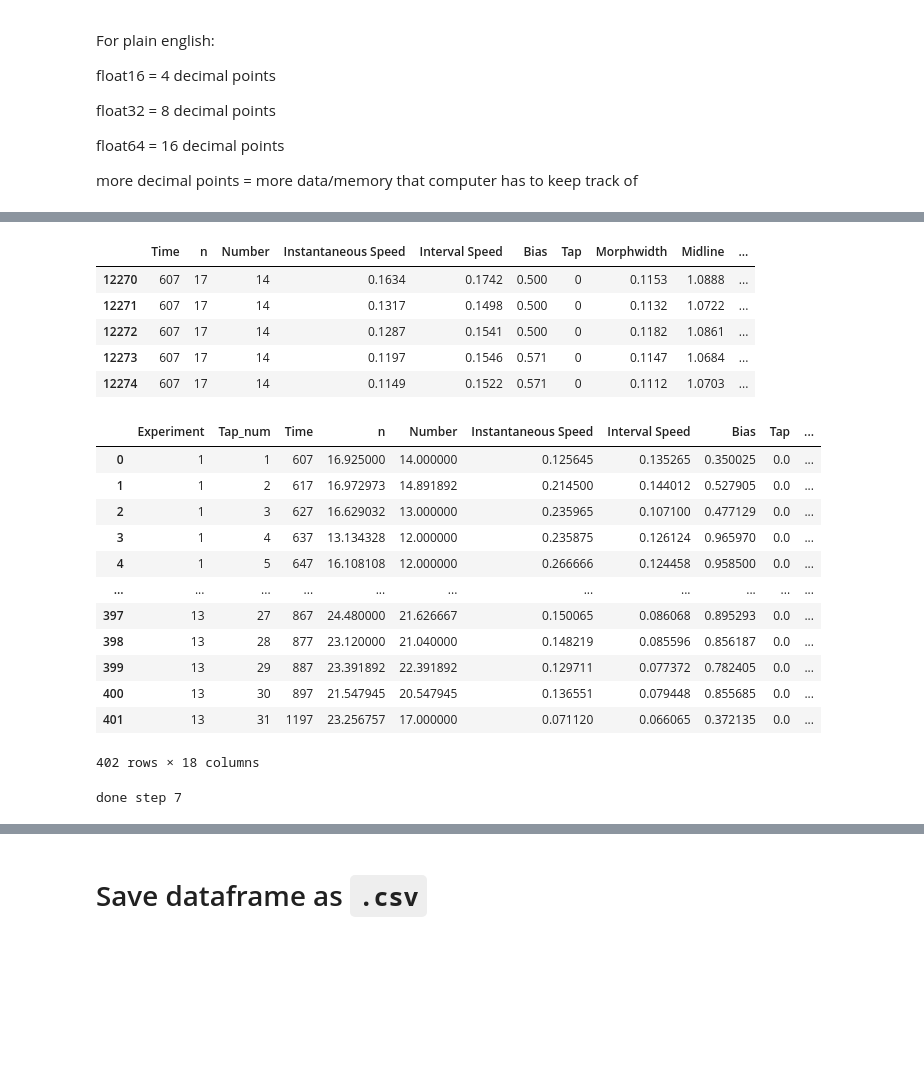
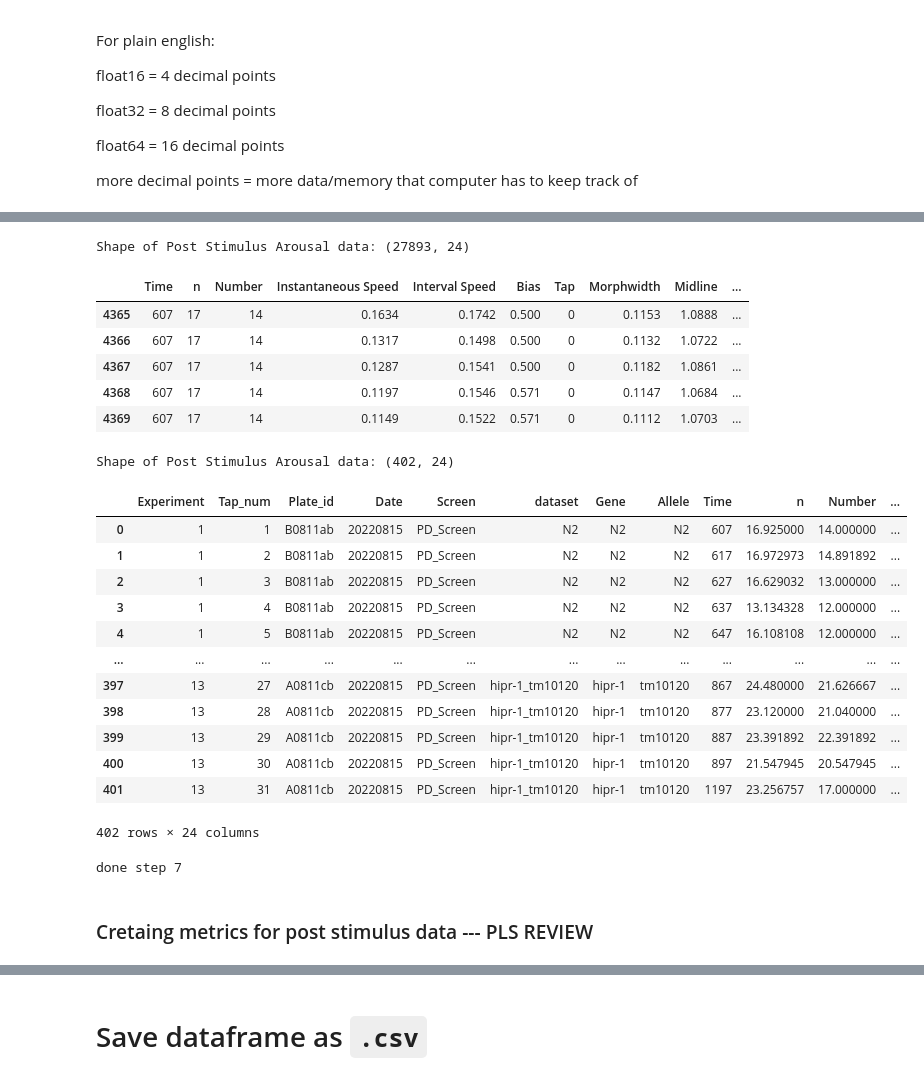
Before and after one commit to JosephLiangUBC/MWT_Dashboard, a Jupyter notebook: Step3_Tap_Baseline_Data_Analyses.ipynb, the cells around one changed output, grey strips where cells are left out. Cells and saved outputs as stored; diff of their text form; code cells hidden in the pictures; blank space fills up the shorter version.

```diff
--- a/Step3_Tap_Baseline_Data_Analyses.ipynb
+++ b/Step3_Tap_Baseline_Data_Analyses.ipynb
@@ -55,7 +55,7 @@ Run the following cell and click the button 'Select Folder' to pick a filepath.
 
 **An easy fix is to just rename your folder to something else (make your strains lower-case, or just have the date)**
 # %%
-starting_directory = '/Users'
+starting_directory = '/Users/'
 chooser = FileChooser(starting_directory)
 display(chooser)
 # %% [output]
@@ -305,14 +323,10 @@ The final processed data `Baseline_data` is ready for analysis.
 # %%
-Baseline_data=pd.concat(df.assign(dataset=StrainNames.get(i+1)) for i, df in enumerate(DataLists[1:]))
+Base = pd.concat(df.assign(dataset=StrainNames.get(i+1)) for i, df in enumerate(DataLists[1:]))
 
-Baseline_data[['Gene', 'Allele']] = Baseline_data['dataset'].str.split('_', n=1, expand=True)
+Base = Base[((Base.Time>400))]
 
-Baseline_data['Allele'] = Baseline_data['Allele'].fillna('N2')
+Base[['Gene', 'Allele']] = Base['dataset'].str.split('_', n=1, expand=True)
 
-Baseline_data = Baseline_data.drop(columns=["plate", "Tap", "Puff", "x","y", "Experiment"]).dropna().reset_index(drop=True)
+Base['Allele'] = Base['Allele'].fillna('N2')
 
-Baseline_data['Screen']=Screen
-
-Baseline_data = Baseline_data[((Baseline_data.Time<=590)&(Baseline_data.Time >=490))]
-
-Baseline_data.head()
+Base['Screen']=Screen
@@ -332,15 +353,5 @@ Baseline_data.shape
 # %%
-# similar filters as baseline data
-
-Post_stimulus_data_pre=pd.concat(df.assign(dataset=StrainNames.get(i+1)) for i,df in enumerate(DataLists[1:]))
-
-Post_stimulus_data_pre[['Gene', 'Allele']] = Post_stimulus_data_pre['dataset'].str.split('_', n=1, expand=True)
-
-Post_stimulus_data_pre['Allele'] = Post_stimulus_data_pre['Allele'].fillna('N2')
-
-Post_stimulus_data_pre = Post_stimulus_data_pre.drop(columns=["plate", "Puff", "x","y"]).dropna().reset_index(drop=True)
-
-Post_stimulus_data_pre['Screen']=Screen
+Post_stimulus_data_pre = Base.drop(columns=["plate", "Puff", "x","y"]).dropna().reset_index(drop=True)
 
 Post_stimulus_data_pre = Post_stimulus_data_pre[((Post_stimulus_data_pre.Time>599))]
 
@@ -377,52 +388,59 @@ Post_stimulus_data = pd.concat(Post_stimulus_data)
 
 Post_stimulus_data.head()
 # %% [output]
+Shape of Post Stimulus Arousal data: (27893, 24)
 |  | Time | n | Number | Instantaneous Speed | Interval Speed | Bias | Tap | Morphwidth | Midline | ... |
-| 12270 | 607 | 17 | 14 | 0.1634 | 0.1742 | 0.500 | 0 | 0.1153 | 1.0888 | ... |
-| 12271 | 607 | 17 | 14 | 0.1317 | 0.1498 | 0.500 | 0 | 0.1132 | 1.0722 | ... |
-| 12272 | 607 | 17 | 14 | 0.1287 | 0.1541 | 0.500 | 0 | 0.1182 | 1.0861 | ... |
-| 12273 | 607 | 17 | 14 | 0.1197 | 0.1546 | 0.571 | 0 | 0.1147 | 1.0684 | ... |
-| 12274 | 607 | 17 | 14 | 0.1149 | 0.1522 | 0.571 | 0 | 0.1112 | 1.0703 | ... |
+| 4365 | 607 | 17 | 14 | 0.1634 | 0.1742 | 0.500 | 0 | 0.1153 | 1.0888 | ... |
+| 4366 | 607 | 17 | 14 | 0.1317 | 0.1498 | 0.500 | 0 | 0.1132 | 1.0722 | ... |
+| 4367 | 607 | 17 | 14 | 0.1287 | 0.1541 | 0.500 | 0 | 0.1182 | 1.0861 | ... |
+| 4368 | 607 | 17 | 14 | 0.1197 | 0.1546 | 0.571 | 0 | 0.1147 | 1.0684 | ... |
+| 4369 | 607 | 17 | 14 | 0.1149 | 0.1522 | 0.571 | 0 | 0.1112 | 1.0703 | ... |
 # %%
 # Aggregate columns by "Experiment" + "Tap_num" by taking their means
 
-Post_stimulus_data = Post_stimulus_data.groupby(['Experiment', 'Tap_num']).agg({
+Post_stimulus_data = Post_stimulus_data.groupby(['Experiment', 'Tap_num', 'Plate_id', 'Date',
+                                                 'Screen', 'dataset', 'Gene', 'Allele']).agg({
     'Time': 'min', # take minimum valu of time instead of mean
     'n': 'mean',
     'Number': 'mean',
     'Instantaneous Speed': 'mean',
     'Interval Speed' : 'mean',
     'Bias': 'mean',
     'Tap': 'mean',
     'Morphwidth': 'mean',
     'Midline': 'mean',
     'Area': 'mean',
     'Angular Speed': 'mean',
     'Aspect Ratio': 'mean',
     'Kink': 'mean',
     'Curve': 'mean',
     'Crab': 'mean',
     'Pathlength': 'mean'
 })
 
 Post_stimulus_data = Post_stimulus_data.reset_index()
 
+print(f"Shape of Post Stimulus Arousal data: {Post_stimulus_data.shape}")
+
 Post_stimulus_data
 # %% [output]
+Shape of Post Stimulus Arousal data: (402, 24)
-|  | Experiment | Tap_num | Time | n | Number | Instantaneous Speed | Interval Speed | Bias | Tap | ... |
-| 0 | 1 | 1 | 607 | 16.925000 | 14.000000 | 0.125645 | 0.135265 | 0.350025 | 0.0 | ... |
-| 1 | 1 | 2 | 617 | 16.972973 | 14.891892 | 0.214500 | 0.144012 | 0.527905 | 0.0 | ... |
-| 2 | 1 | 3 | 627 | 16.629032 | 13.000000 | 0.235965 | 0.107100 | 0.477129 | 0.0 | ... |
-| 3 | 1 | 4 | 637 | 13.134328 | 12.000000 | 0.235875 | 0.126124 | 0.965970 | 0.0 | ... |
-| 4 | 1 | 5 | 647 | 16.108108 | 12.000000 | 0.266666 | 0.124458 | 0.958500 | 0.0 | ... |
-| ... | ... | ... | ... | ... | ... | ... | ... | ... | ... | ... |
-| 397 | 13 | 27 | 867 | 24.480000 | 21.626667 | 0.150065 | 0.086068 | 0.895293 | 0.0 | ... |
-| 398 | 13 | 28 | 877 | 23.120000 | 21.040000 | 0.148219 | 0.085596 | 0.856187 | 0.0 | ... |
-| 399 | 13 | 29 | 887 | 23.391892 | 22.391892 | 0.129711 | 0.077372 | 0.782405 | 0.0 | ... |
-| 400 | 13 | 30 | 897 | 21.547945 | 20.547945 | 0.136551 | 0.079448 | 0.855685 | 0.0 | ... |
-| 401 | 13 | 31 | 1197 | 23.256757 | 17.000000 | 0.071120 | 0.066065 | 0.372135 | 0.0 | ... |
+|  | Experiment | Tap_num | Plate_id | Date | Screen | dataset | Gene | Allele | Time | n | Number | ... |
+| 0 | 1 | 1 | B0811ab | 20220815 | PD_Screen | N2 | N2 | N2 | 607 | 16.925000 | 14.000000 | ... |
+| 1 | 1 | 2 | B0811ab | 20220815 | PD_Screen | N2 | N2 | N2 | 617 | 16.972973 | 14.891892 | ... |
+| 2 | 1 | 3 | B0811ab | 20220815 | PD_Screen | N2 | N2 | N2 | 627 | 16.629032 | 13.000000 | ... |
+| 3 | 1 | 4 | B0811ab | 20220815 | PD_Screen | N2 | N2 | N2 | 637 | 13.134328 | 12.000000 | ... |
+| 4 | 1 | 5 | B0811ab | 20220815 | PD_Screen | N2 | N2 | N2 | 647 | 16.108108 | 12.000000 | ... |
+| ... | ... | ... | ... | ... | ... | ... | ... | ... | ... | ... | ... | ... |
+| 397 | 13 | 27 | A0811cb | 20220815 | PD_Screen | hipr-1_tm10120 | hipr-1 | tm10120 | 867 | 24.480000 | 21.626667 | ... |
+| 398 | 13 | 28 | A0811cb | 20220815 | PD_Screen | hipr-1_tm10120 | hipr-1 | tm10120 | 877 | 23.120000 | 21.040000 | ... |
+| 399 | 13 | 29 | A0811cb | 20220815 | PD_Screen | hipr-1_tm10120 | hipr-1 | tm10120 | 887 | 23.391892 | 22.391892 | ... |
+| 400 | 13 | 30 | A0811cb | 20220815 | PD_Screen | hipr-1_tm10120 | hipr-1 | tm10120 | 897 | 21.547945 | 20.547945 | ... |
+| 401 | 13 | 31 | A0811cb | 20220815 | PD_Screen | hipr-1_tm10120 | hipr-1 | tm10120 | 1197 | 23.256757 | 17.000000 | ... |
-402 rows × 18 columns
+402 rows × 24 columns
 # %%
 print('done step 7')
 # %% [output]
 done step 7
+# %% [markdown]
+### Cretaing metrics for post stimulus data --- PLS REVIEW
```
Also changed, not shown: parts of 13 cells of this notebook.
